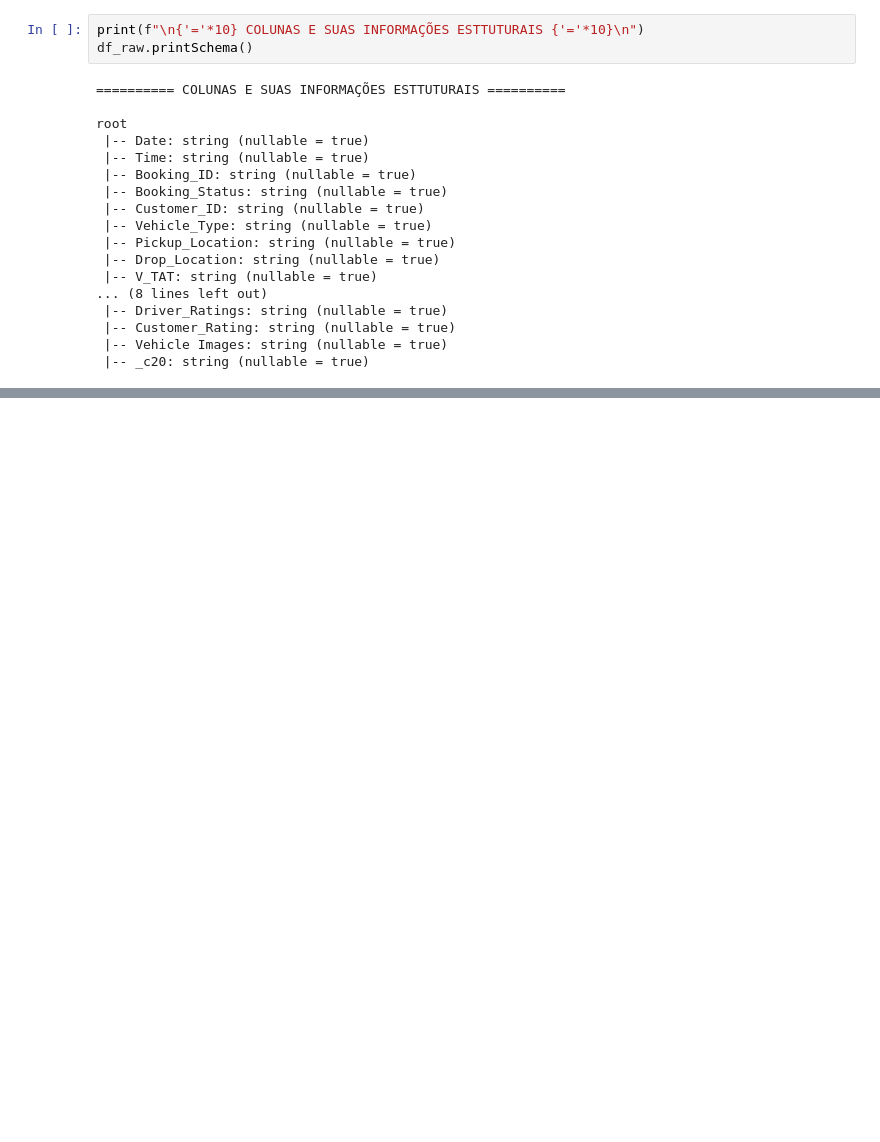
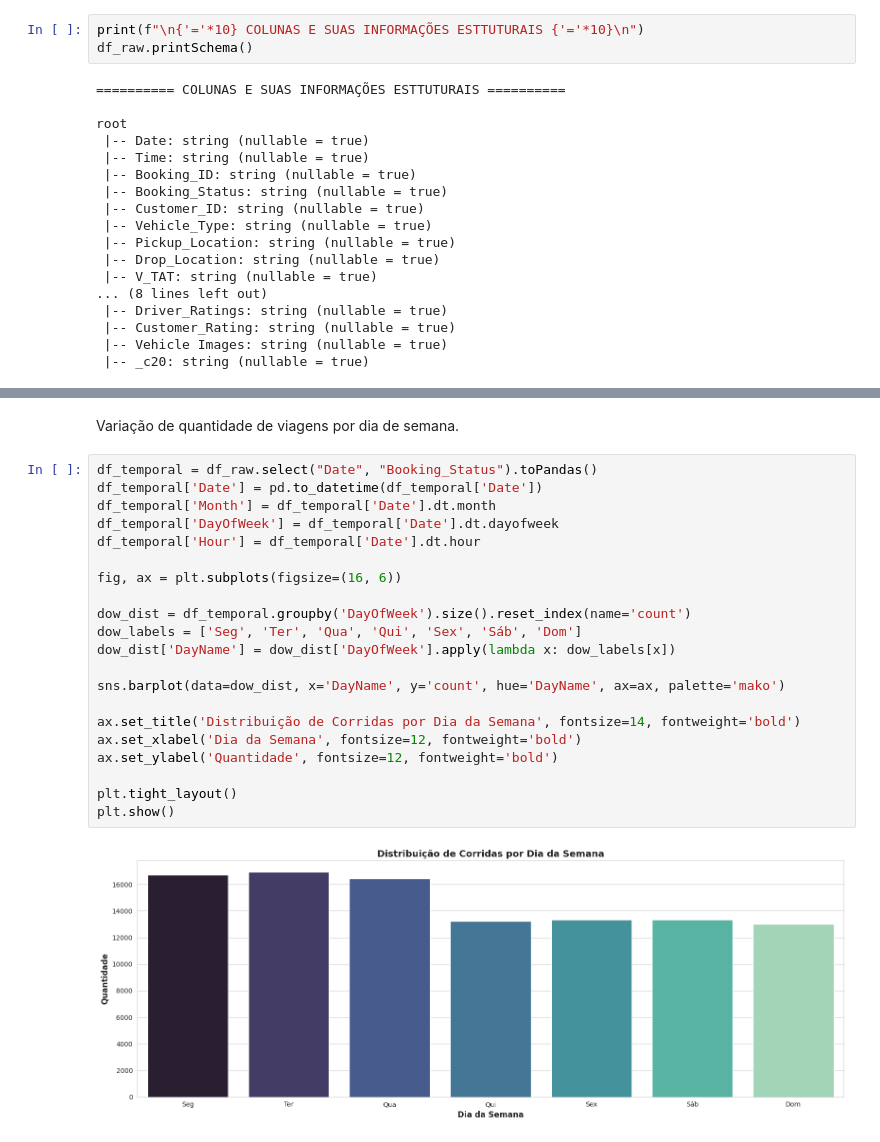
Before and after one commit to daniel-de-sousa/car_rides_analytics, a Jupyter notebook: Data Layer/raw/analytcs.ipynb, the cells around one changed output, grey strips where cells are left out. Cells and saved outputs as stored; diff of their text form; blank space fills up the shorter version.

```diff
--- a/Data Layer/raw/analytcs.ipynb
+++ b/Data Layer/raw/analytcs.ipynb
@@ -163,0 +279,25 @@ Verificação de dados Faltantes por coluna
+# %% [markdown]
+Variação de quantidade de viagens por dia de semana.
+# %%
+df_temporal = df_raw.select("Date", "Booking_Status").toPandas()
+df_temporal['Date'] = pd.to_datetime(df_temporal['Date'])
+df_temporal['Month'] = df_temporal['Date'].dt.month
+df_temporal['DayOfWeek'] = df_temporal['Date'].dt.dayofweek
+df_temporal['Hour'] = df_temporal['Date'].dt.hour
+
+fig, ax = plt.subplots(figsize=(16, 6))
+
+dow_dist = df_temporal.groupby('DayOfWeek').size().reset_index(name='count')
+dow_labels = ['Seg', 'Ter', 'Qua', 'Qui', 'Sex', 'Sáb', 'Dom']
+dow_dist['DayName'] = dow_dist['DayOfWeek'].apply(lambda x: dow_labels[x])
+
+sns.barplot(data=dow_dist, x='DayName', y='count', hue='DayName', ax=ax, palette='mako')
+
+ax.set_title('Distribuição de Corridas por Dia da Semana', fontsize=14, fontweight='bold')
+ax.set_xlabel('Dia da Semana', fontsize=12, fontweight='bold')
+ax.set_ylabel('Quantidade', fontsize=12, fontweight='bold')
+
+plt.tight_layout()
+plt.show()
+# %% [output]
+[figure, added]
```
Also changed, not shown: parts of 36 cells of this notebook.
